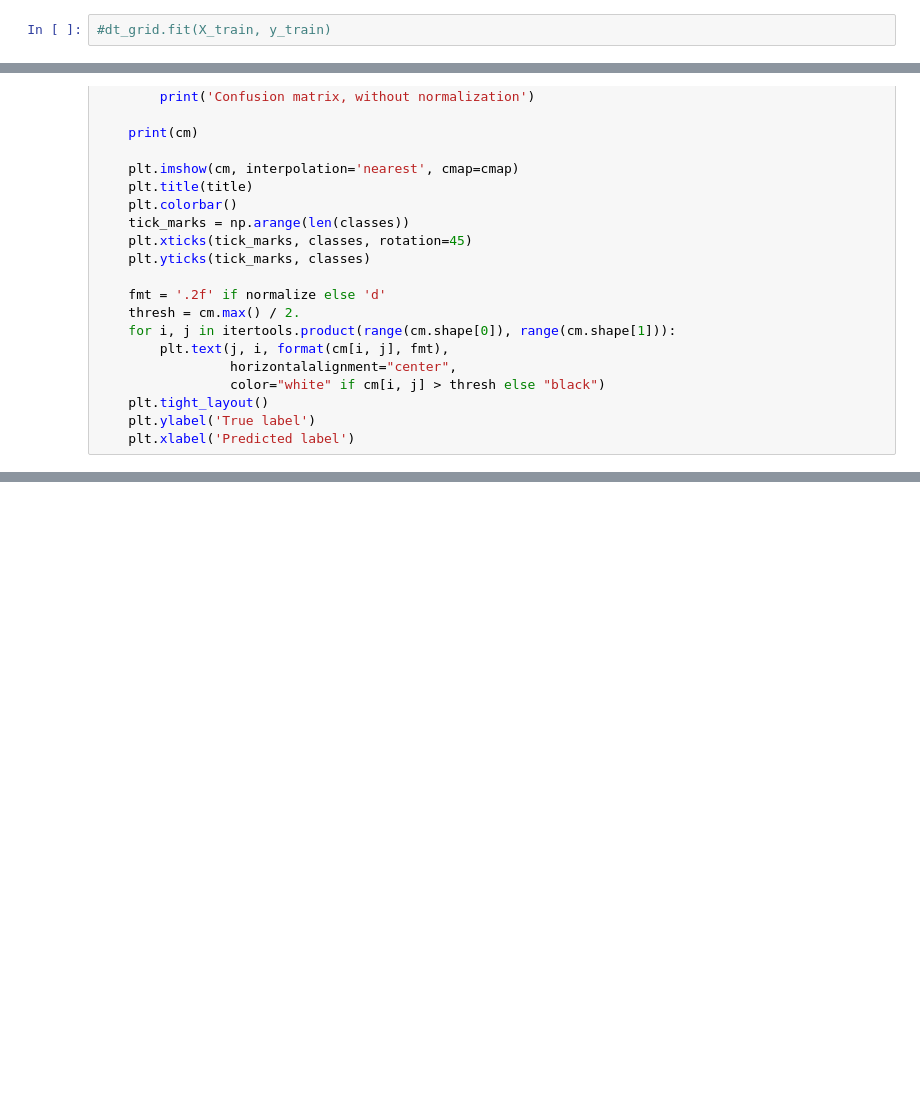
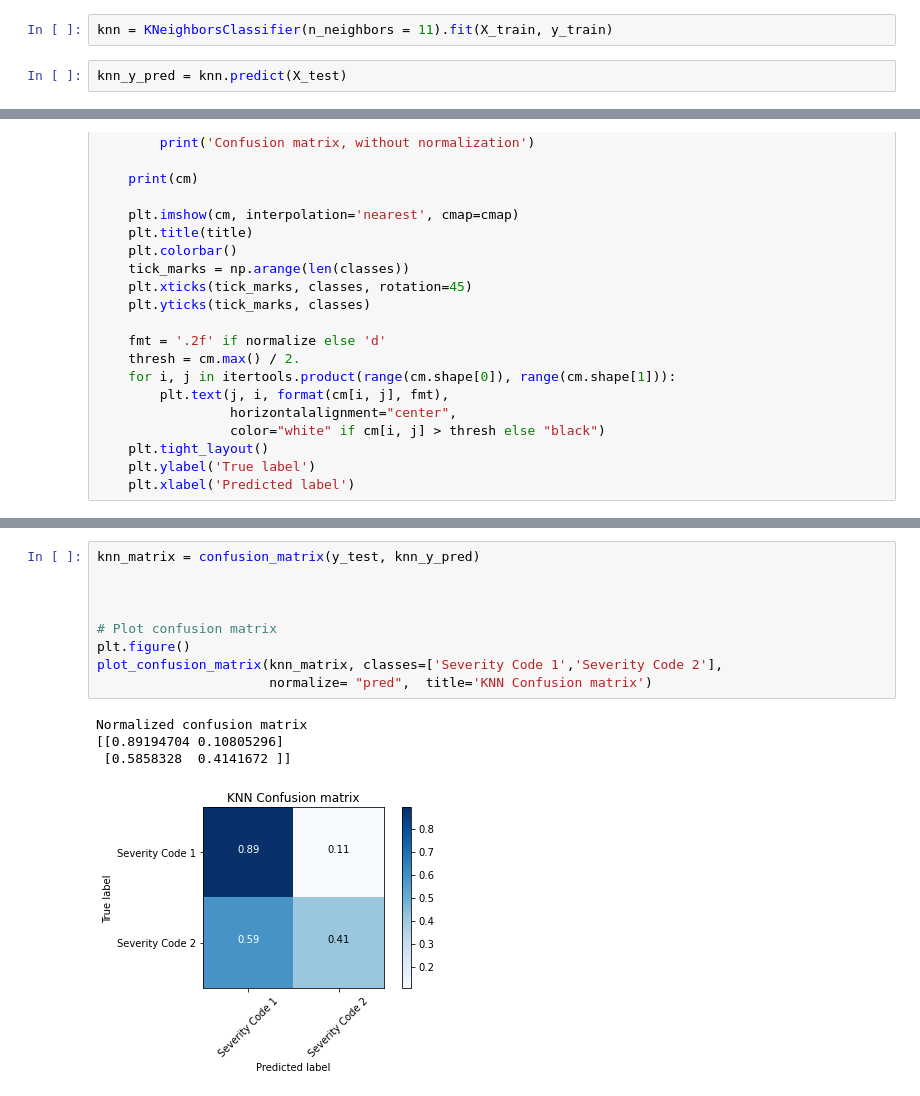
Before and after one commit to okanexe/Coursera_Capstone, a Jupyter notebook: Intro_BusinessProb_Data.ipynb, the cells around one changed output, grey strips where cells are left out. Drawn from its saved outputs; the diff is of its cells as text; blank space fills up the shorter version.

```diff
--- a/Intro_BusinessProb_Data.ipynb
+++ b/Intro_BusinessProb_Data.ipynb
@@ -698,2 +733,4 @@ dt_grid = GridSearchCV(dt, parameters, cv=10, n_jobs=-1, verbose=2)
 # %%
-#dt_grid.fit(X_train, y_train)
+knn = KNeighborsClassifier(n_neighbors = 11).fit(X_train, y_train)
+# %%
+knn_y_pred = knn.predict(X_test)
@@ -748,0 +853,14 @@ Normalized confusion matrix
+# %%
+knn_matrix = confusion_matrix(y_test, knn_y_pred)
+
+
+
+# Plot confusion matrix
+plt.figure()
+plot_confusion_matrix(knn_matrix, classes=['Severity Code 1','Severity Code 2'],
+                      normalize= "pred",  title='KNN Confusion matrix')
+# %% [output]
+Normalized confusion matrix
+[[0.89194704 0.10805296]
+ [0.5858328  0.4141672 ]]
+[figure, added]
```
Also changed, not shown: parts of 28 cells of this notebook, 2 other files.
